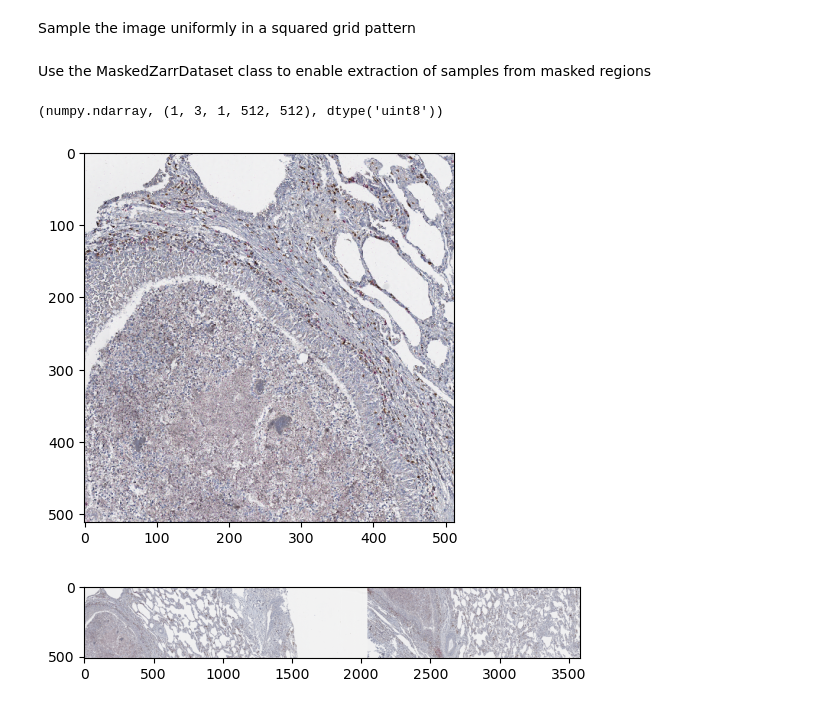
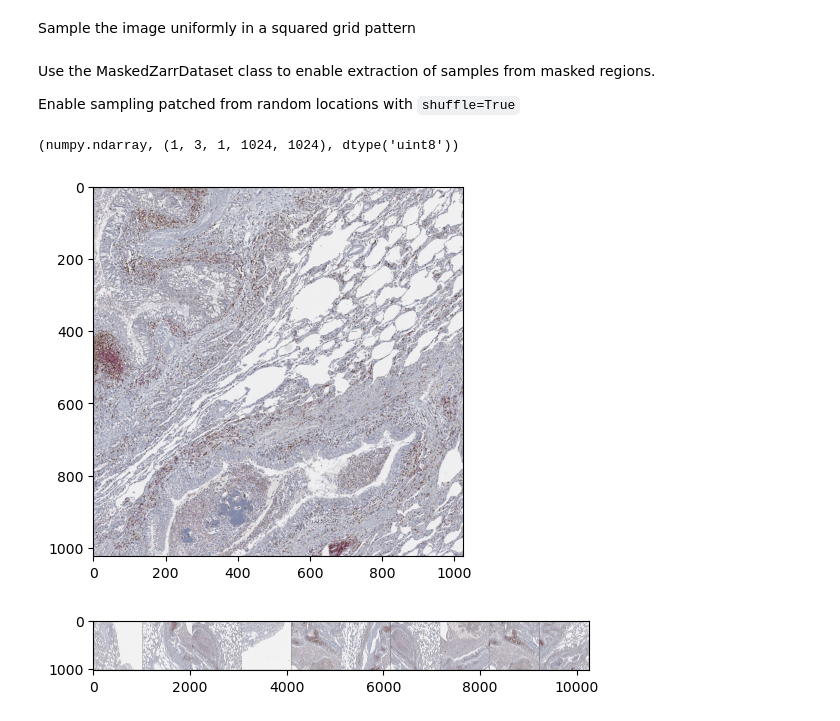
Before and after one commit to TheJacksonLaboratory/zarrdataset, a Jupyter notebook: examples/basic_masked_datasets_example.ipynb, the cells around one changed output. Drawn from its saved outputs; the diff is of its cells as text; code cells hidden in the pictures.

```diff
--- a/examples/basic_masked_datasets_example.ipynb
+++ b/examples/basic_masked_datasets_example.ipynb
@@ -92,26 +90,30 @@ Sample the image uniformly in a squared grid pattern
 patch_size = dict(Y=512, X=512)
 patch_sampler = zds.GridPatchSampler(patch_size=patch_size)
 # %% [markdown]
-Use the MaskedZarrDataset class to enable extraction of samples from masked regions
+Use the MaskedZarrDataset class to enable extraction of samples from masked regions.
+
+Enable sampling patched from random locations with `shuffle=True`
 # %%
 my_dataset = zds.MaskedZarrDataset(filenames,
                                    data_group="1",
                                    source_axes="TCZYX",
                                    patch_sampler=patch_sampler,
+                                   draw_same_chunk=False,
                                    return_any_label=False,
                                    mask_filenames=[mask],
                                    mask_source_axes="ZYX",
                                    mask_axes="ZYX",
-                                   mask_data_group="")
+                                   mask_data_group="",
+                                   shuffle=True)
 # %%
 ds_iterator = iter(my_dataset)
 # %%
 sample = next(ds_iterator)
 type(sample), sample.shape, sample.dtype
 # %% [output]
-(numpy.ndarray, (1, 3, 1, 512, 512), dtype('uint8'))
+(numpy.ndarray, (1, 3, 1, 1024, 1024), dtype('uint8'))
 # %%
 plt.imshow(np.moveaxis(sample[0, :, 0], 0, -1))
 plt.show()
 # %% [output]
-[figure, old version]
+[figure, new version]
@@ -118,15 +122,15 @@ plt.show()
 # %%
 samples = []
 for i, sample in enumerate(my_dataset):
-    samples.append(np.moveaxis(sample[0, :, 0], 0, -1))
+    samples.append(np.pad(np.moveaxis(sample[0, :, 0], 0, -1),((1, 1), (1, 1), (0, 0))))
 
-    if i > 5:
-        # Take only five samples for illustration purposes
+    # Obtain only 7 samples
+    if i >= 9:
         break
 
-samples = np.hstack(samples)
+grid_samples = np.hstack(samples)
 # %%
-plt.imshow(samples)
+plt.imshow(grid_samples)
 plt.show()
 # %% [output]
-[figure, old version]
+[figure, new version]
```
Also changed, not shown: parts of 4 cells of this notebook, 15 other files.
